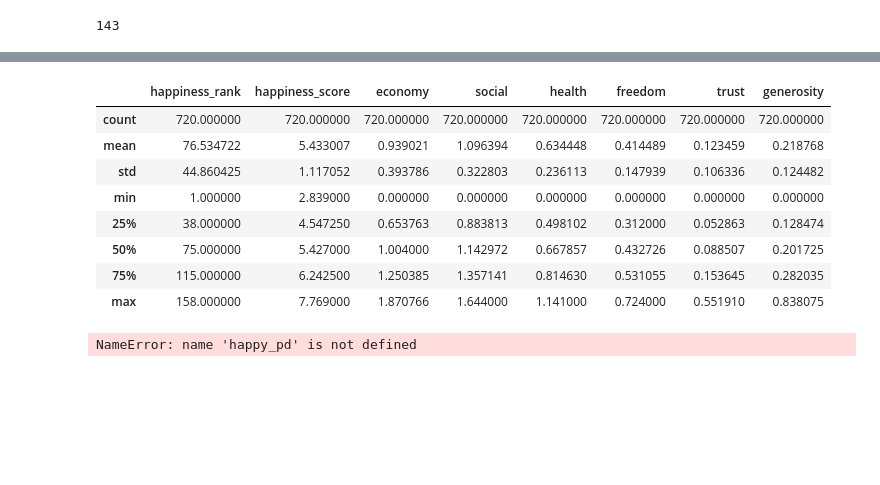
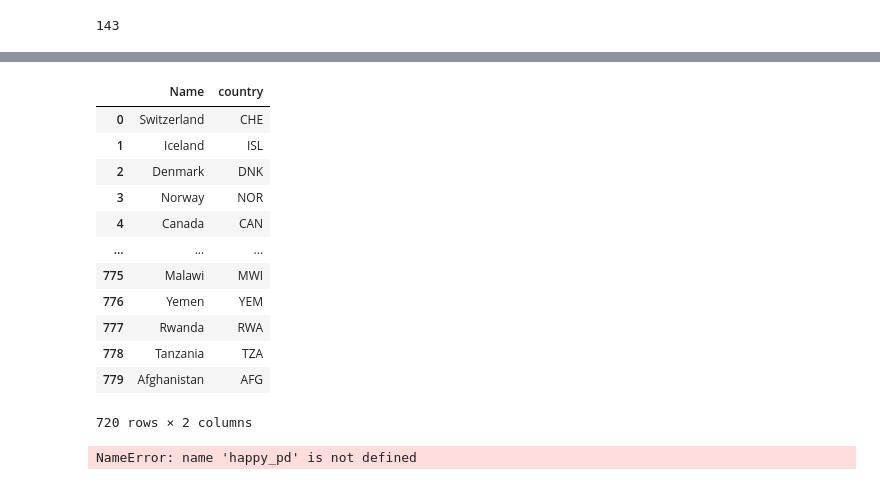
Before and after one commit to mactzu/STDs, a Jupyter notebook: work/eamonn/yann_happy.ipynb, the cells around one changed output, grey strips where cells are left out. Drawn from its saved outputs; the diff is of its cells as text; code cells hidden in the pictures; blank space fills up the shorter version.

```diff
--- a/work/eamonn/yann_happy.ipynb
+++ b/work/eamonn/yann_happy.ipynb
@@ -311,13 +345,19 @@ year               720
 dtype: int64
-# %%
-happyall.describe()
-# %% [output]
-|  | happiness_rank | happiness_score | economy | social | health | freedom | trust | generosity |
-| count | 720.000000 | 720.000000 | 720.000000 | 720.000000 | 720.000000 | 720.000000 | 720.000000 | 720.000000 |
-| mean | 76.534722 | 5.433007 | 0.939021 | 1.096394 | 0.634448 | 0.414489 | 0.123459 | 0.218768 |
-| std | 44.860425 | 1.117052 | 0.393786 | 0.322803 | 0.236113 | 0.147939 | 0.106336 | 0.124482 |
-| min | 1.000000 | 2.839000 | 0.000000 | 0.000000 | 0.000000 | 0.000000 | 0.000000 | 0.000000 |
-| 25% | 38.000000 | 4.547250 | 0.653763 | 0.883813 | 0.498102 | 0.312000 | 0.052863 | 0.128474 |
-| 50% | 75.000000 | 5.427000 | 1.004000 | 1.142972 | 0.667857 | 0.432726 | 0.088507 | 0.201725 |
-| 75% | 115.000000 | 6.242500 | 1.250385 | 1.357141 | 0.814630 | 0.531055 | 0.153645 | 0.282035 |
-| max | 158.000000 | 7.769000 | 1.870766 | 1.644000 | 1.141000 | 0.724000 | 0.551910 | 0.838075 |
+# %%
+countrylist_wrk = happyall[["Name","country"]]
+# %%
+countrylist_wrk
+# %% [output]
+|  | Name | country |
+| 0 | Switzerland | CHE |
+| 1 | Iceland | ISL |
+| 2 | Denmark | DNK |
+| 3 | Norway | NOR |
+| 4 | Canada | CAN |
+| ... | ... | ... |
+| 775 | Malawi | MWI |
+| 776 | Yemen | YEM |
+| 777 | Rwanda | RWA |
+| 778 | Tanzania | TZA |
+| 779 | Afghanistan | AFG |
+720 rows × 2 columns
```
Also changed, not shown: parts of 13 cells of this notebook, 11 other files.
